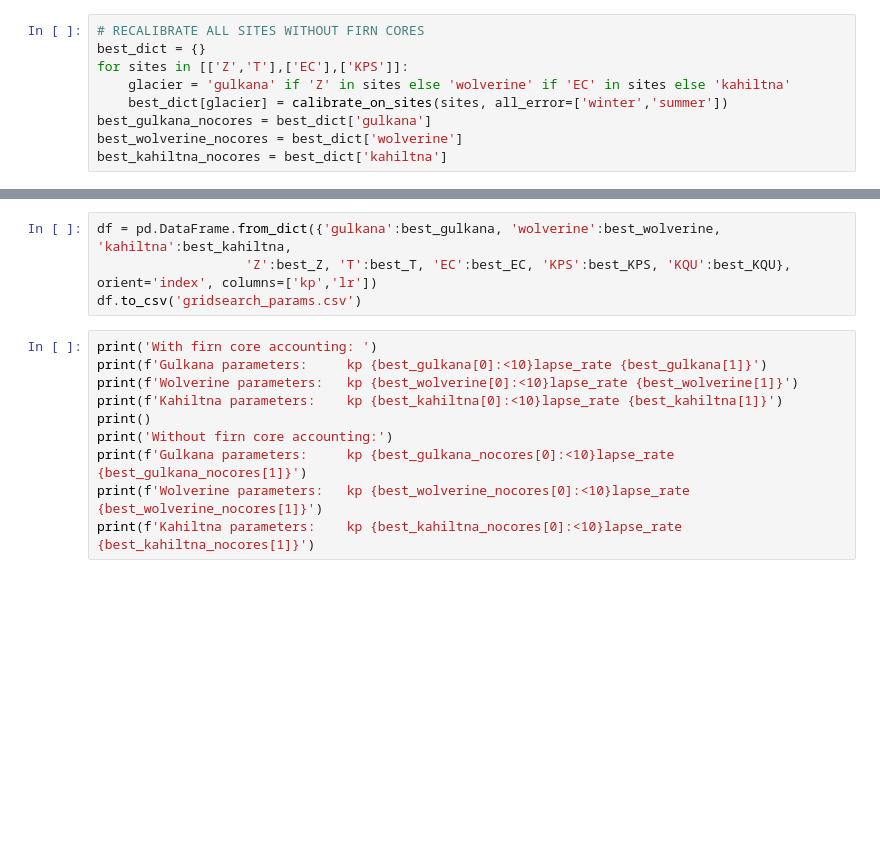
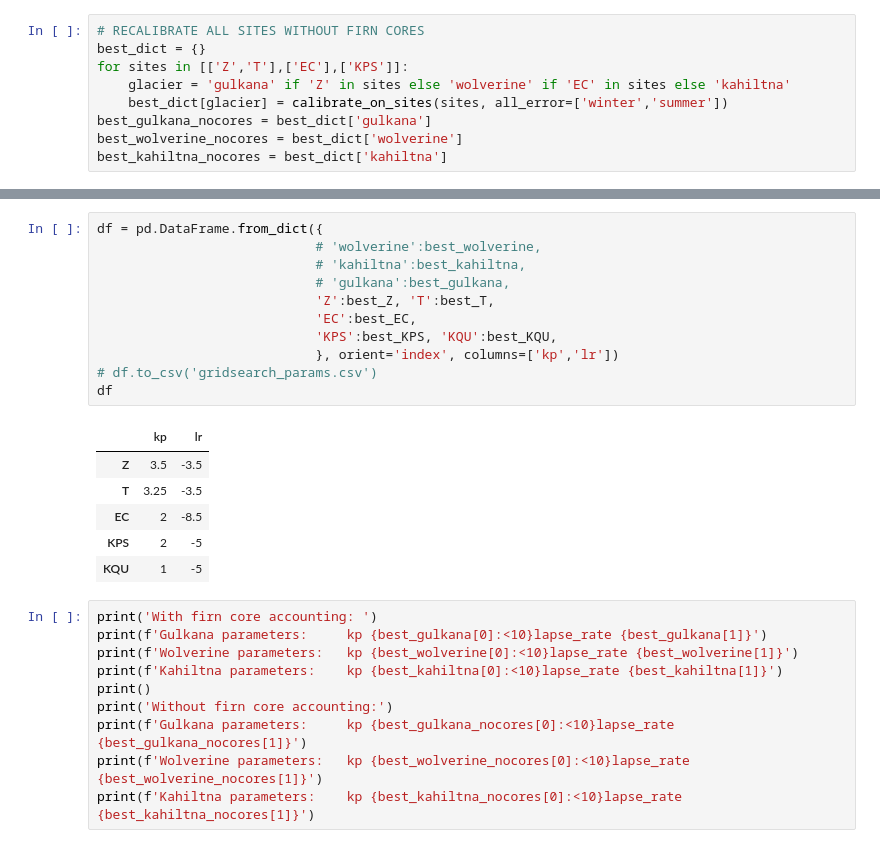
Before and after one commit to clairevwilson/PEBSI, a Jupyter notebook: firn_site_calibration.ipynb, the cells around one changed output, grey strips where cells are left out. Drawn from its saved outputs; the diff is of its cells as text; blank space fills up the shorter version.

```diff
--- a/firn_site_calibration.ipynb
+++ b/firn_site_calibration.ipynb
@@ -95,7 +142,21 @@ best_kahiltna_nocores = best_dict['kahiltna']
 # %%
-df = pd.DataFrame.from_dict({'gulkana':best_gulkana, 'wolverine':best_wolverine, 'kahiltna':best_kahiltna,
-                   'Z':best_Z, 'T':best_T, 'EC':best_EC, 'KPS':best_KPS, 'KQU':best_KQU}, orient='index', columns=['kp','lr'])
-df.to_csv('gridsearch_params.csv')
+df = pd.DataFrame.from_dict({
+                            # 'wolverine':best_wolverine,
+                            # 'kahiltna':best_kahiltna,
+                            # 'gulkana':best_gulkana,
+                            'Z':best_Z, 'T':best_T,
+                            'EC':best_EC,
+                            'KPS':best_KPS, 'KQU':best_KQU,
+                            }, orient='index', columns=['kp','lr'])
+# df.to_csv('gridsearch_params.csv')
+df
+# %% [output]
+|  | kp | lr |
+| Z | 3.5 | -3.5 |
+| T | 3.25 | -3.5 |
+| EC | 2 | -8.5 |
+| KPS | 2 | -5 |
+| KQU | 1 | -5 |
 # %%
 print('With firn core accounting: ')
 print(f'Gulkana parameters:     kp {best_gulkana[0]:<10}lapse_rate {best_gulkana[1]}')
```
Also changed, not shown: parts of 8 cells of this notebook.
